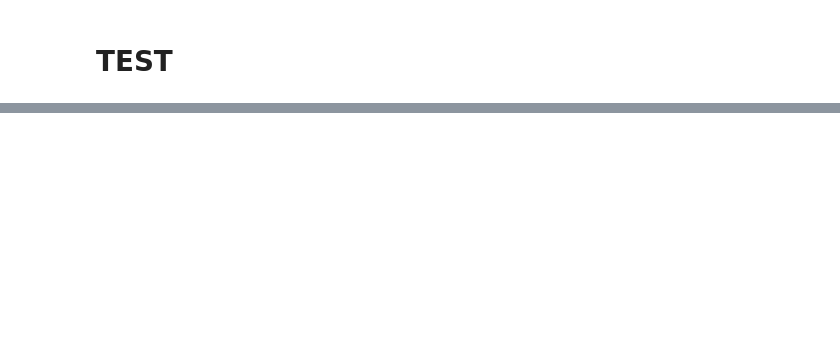
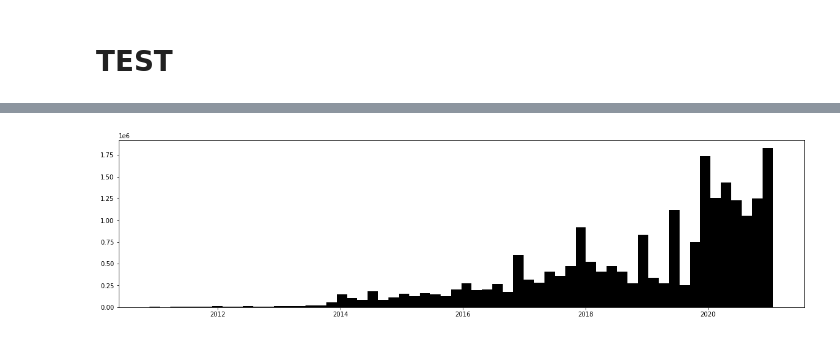
Before and after one commit to Requiem98/ADM-HW2, a Jupyter notebook: testAllDataset.ipynb, the cells around one changed output, grey strips where cells are left out. Saved outputs shown, nothing was run; the diff lists cells and outputs as text; code cells hidden in the pictures; blank space fills up the shorter version.

```diff
--- a/testAllDataset.ipynb
+++ b/testAllDataset.ipynb
@@ -231,0 +133,7 @@ final
+# %%
+data = steam["timestamp_created"]
+# %%
+
+#mpl_data = mdates.epoch2num(data)
+
+mpl_data = matplotlib.dates.date2num(data)
@@ -231,0 +146,10 @@ final
+# %%
+fig, ax = plt.subplots(1,1)
+fig.set_size_inches((20,5))
+ax.hist(mpl_data, bins=60 , color='k')
+locator = matplotlib.dates.AutoDateLocator()
+ax.xaxis.set_major_locator(locator)
+ax.xaxis.set_major_formatter(matplotlib.dates.AutoDateFormatter(locator))
+plt.show()
+# %% [output]
+[figure, added]
```
Also changed, not shown: parts of 35 cells of this notebook, 2 other files.
